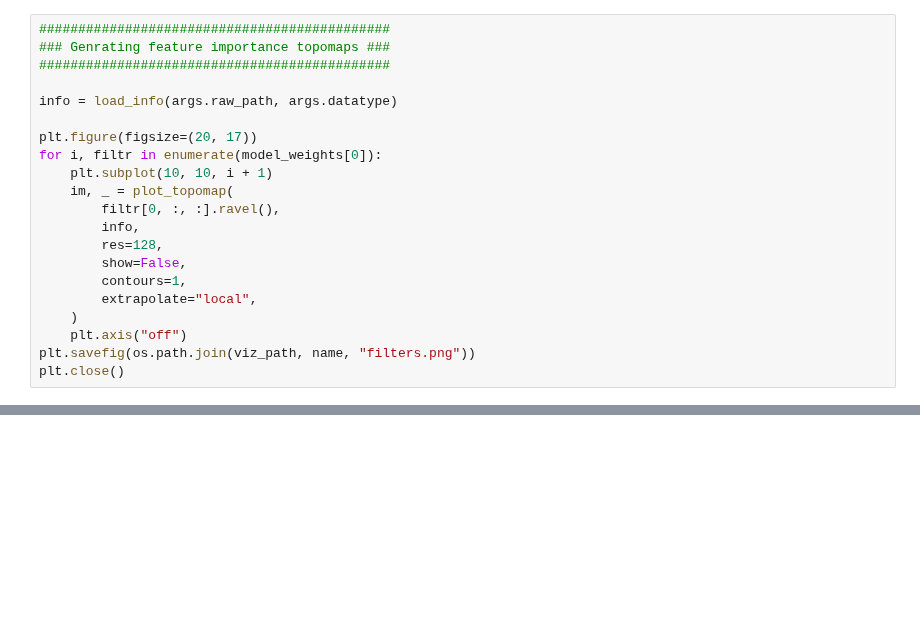
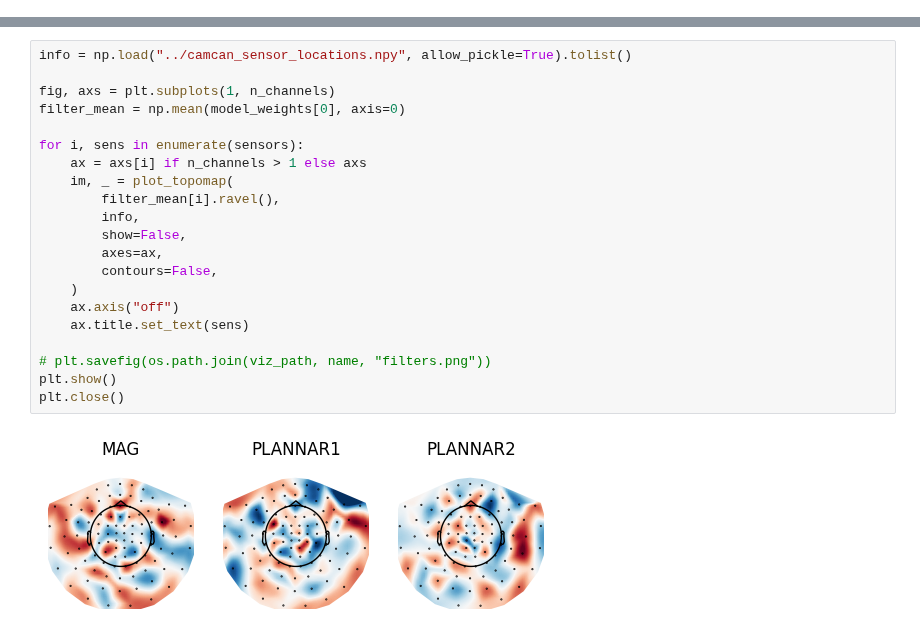
Before and after one commit to arthurdehgan/meegnet, a Jupyter notebook: notebooks/visu_filters.ipynb, the cells around one changed output, grey strips where cells are left out. Saved outputs shown, nothing was run; the diff lists cells and outputs as text; blank space fills up the shorter version.

```diff
--- a/notebooks/visu_filters.ipynb
+++ b/notebooks/visu_filters.ipynb
@@ -146,21 +45,0 @@ model_weights = my_model.feature_weights
-# %%
-#############################################
-### Genrating feature importance topomaps ###
-#############################################
-
-info = load_info(args.raw_path, args.datatype)
-
-plt.figure(figsize=(20, 17))
-for i, filtr in enumerate(model_weights[0]):
-    plt.subplot(10, 10, i + 1)
-    im, _ = plot_topomap(
-        filtr[0, :, :].ravel(),
-        info,
-        res=128,
-        show=False,
-        contours=1,
-        extrapolate="local",
-    )
-    plt.axis("off")
-plt.savefig(os.path.join(viz_path, name, "filters.png"))
-plt.close()
@@ -184 +46,24 @@ NOTE: pick_types() is a legacy function. New code should use inst.pick(...).
+# %%
+info = np.load("../camcan_sensor_locations.npy", allow_pickle=True).tolist()
+
+fig, axs = plt.subplots(1, n_channels)
+filter_mean = np.mean(model_weights[0], axis=0)
+
+for i, sens in enumerate(sensors):
+    ax = axs[i] if n_channels > 1 else axs
+    im, _ = plot_topomap(
+        filter_mean[i].ravel(),
+        info,
+        show=False,
+        axes=ax,
+        contours=False,
+    )
+    ax.axis("off")
+    ax.title.set_text(sens)
+
+# plt.savefig(os.path.join(viz_path, name, "filters.png"))
+plt.show()
+plt.close()
+# %% [output]
+[figure, added]
 # %%
```
Also changed, not shown: parts of 10 cells of this notebook, 3 other files.
